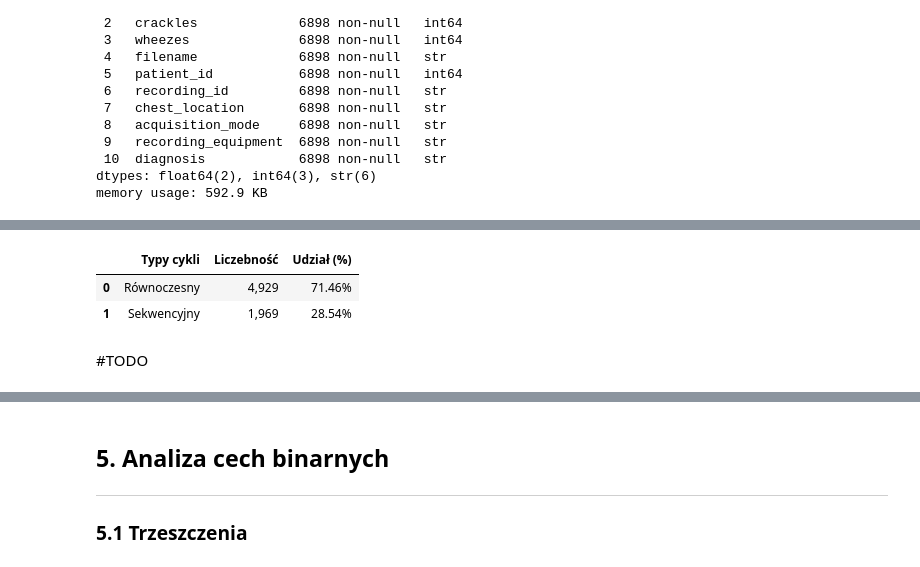
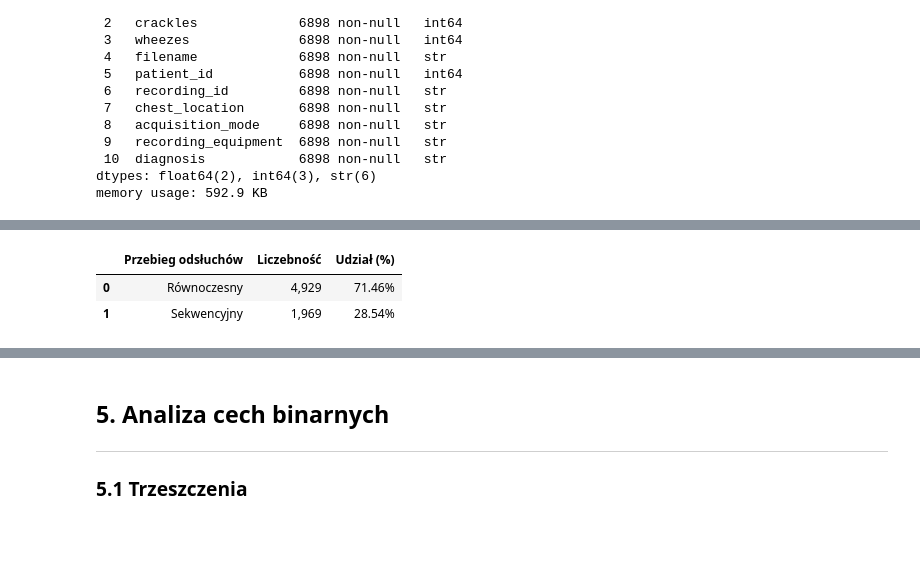
Before and after one commit to gwiazdan/respiratory-sound-analysis, a Jupyter notebook: notebooks/01_eda_icbhi.ipynb, the cells around one changed output, grey strips where cells are left out. Saved outputs shown, nothing was run; the diff lists cells and outputs as text; code cells hidden in the pictures; blank space fills up the shorter version.

```diff
--- a/notebooks/01_eda_icbhi.ipynb
+++ b/notebooks/01_eda_icbhi.ipynb
@@ -414,9 +416,7 @@ plt.show()
 # %%
 percentages = (counts / len(df)) * 100
-pd.DataFrame({'Typy cykli': [labels_map[label] for label in counts.index], 'Liczebność': [f"{val:,.0f}" for val in counts], 'Udział (%)': [f"{val:.2f}%" for val in percentages]})
+pd.DataFrame({'Przebieg odsłuchów': [labels_map[label] for label in counts.index], 'Liczebność': [f"{val:,.0f}" for val in counts], 'Udział (%)': [f"{val:.2f}%" for val in percentages]})
 # %% [output]
-|  | Typy cykli | Liczebność | Udział (%) |
+|  | Przebieg odsłuchów | Liczebność | Udział (%) |
 | 0 | Równoczesny | 4,929 | 71.46% |
 | 1 | Sekwencyjny | 1,969 | 28.54% |
-# %% [markdown]
-#TODO
```
Also changed, not shown: parts of 15 cells of this notebook, 1 other file.
